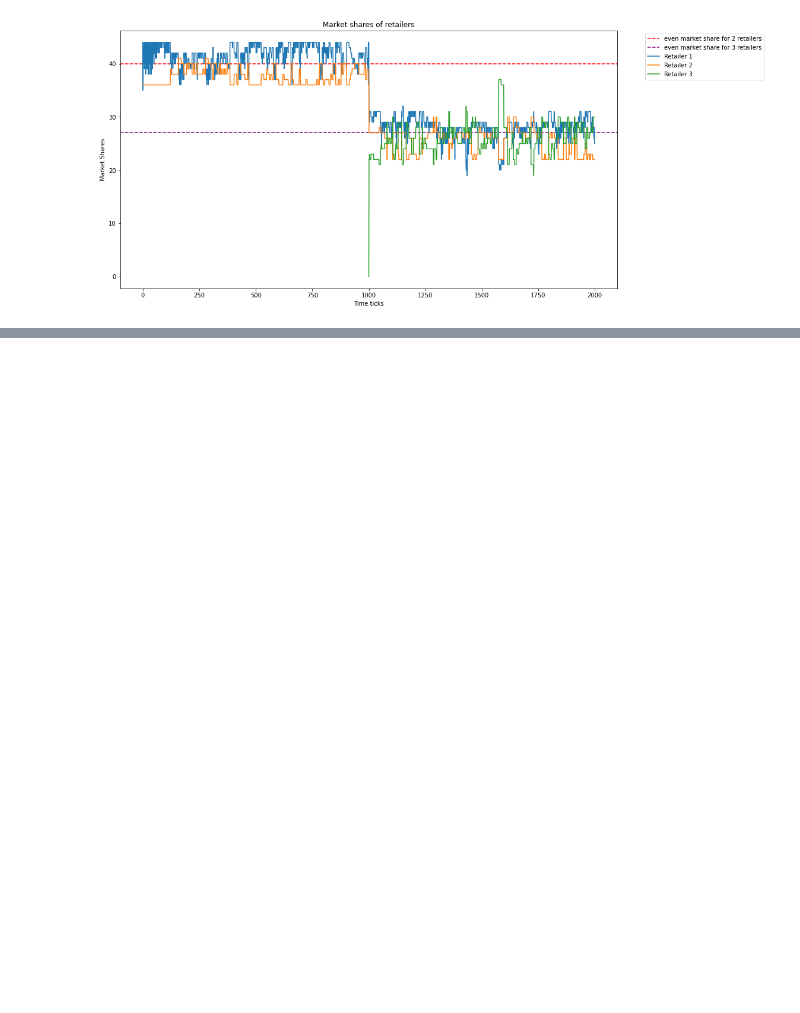
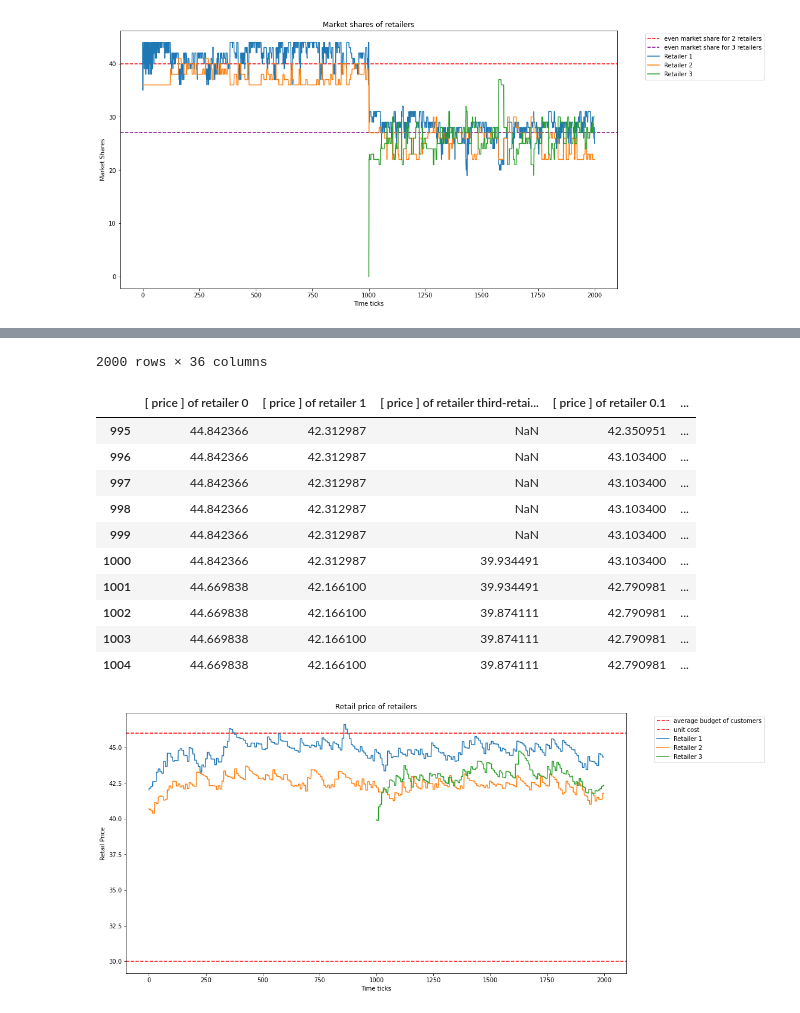
Before and after one commit to AustinCheang/ABM_Netlogo, a Jupyter notebook: perturbation_analysis.ipynb, the cells around one changed output, grey strips where cells are left out. Saved outputs shown, nothing was run; the diff lists cells and outputs as text; code cells hidden in the pictures; blank space fills up the shorter version.

```diff
--- a/perturbation_analysis.ipynb
+++ b/perturbation_analysis.ipynb
@@ -61,0 +139,3 @@ plot_market_share_trend()
+# %%
+plot_price_trend('perturbation_2')
+# %% [output]
@@ -61,0 +154,13 @@ plot_market_share_trend()
+2000 rows × 36 columns
+|  | [ price ] of retailer 0 | [ price ] of retailer 1 | [ price ] of retailer third-retai... | [ price ] of retailer 0.1 | ... |
+| 995 | 44.842366 | 42.312987 | NaN | 42.350951 | ... |
+| 996 | 44.842366 | 42.312987 | NaN | 43.103400 | ... |
+| 997 | 44.842366 | 42.312987 | NaN | 43.103400 | ... |
+| 998 | 44.842366 | 42.312987 | NaN | 43.103400 | ... |
+| 999 | 44.842366 | 42.312987 | NaN | 43.103400 | ... |
+| 1000 | 44.842366 | 42.312987 | 39.934491 | 43.103400 | ... |
+| 1001 | 44.669838 | 42.166100 | 39.934491 | 42.790981 | ... |
+| 1002 | 44.669838 | 42.166100 | 39.874111 | 42.790981 | ... |
+| 1003 | 44.669838 | 42.166100 | 39.874111 | 42.790981 | ... |
+| 1004 | 44.669838 | 42.166100 | 39.874111 | 42.790981 | ... |
+[figure, added]
```
Also changed, not shown: parts of 5 cells of this notebook, 5 other files.
